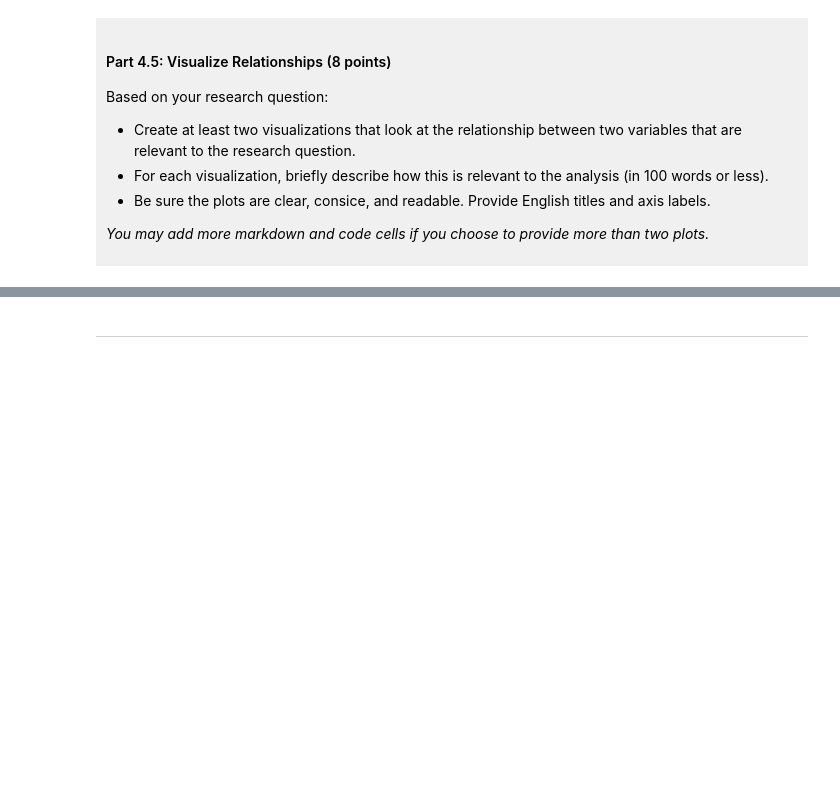
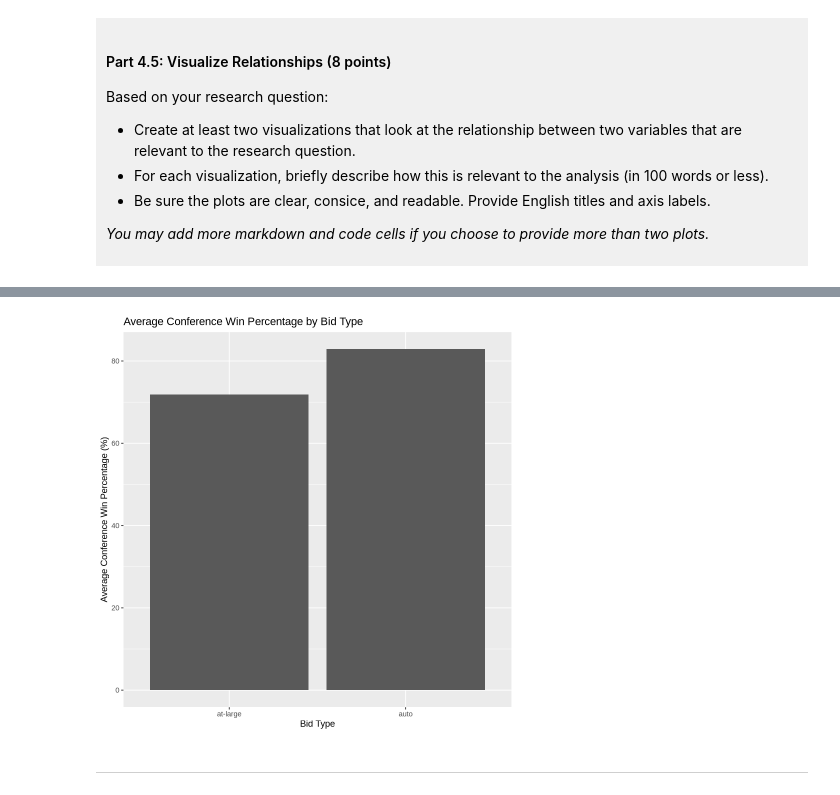
Before and after one commit to c1250645569-web/dsci-100-project-Xianye-Chen, a Jupyter notebook: dsci-100-project-notebook.ipynb, the cells around one changed output, grey strips where cells are left out. Cells and saved outputs as stored; diff of their text form; code cells hidden in the pictures; blank space fills up the shorter version.

```diff
--- a/dsci-100-project-notebook.ipynb
+++ b/dsci-100-project-notebook.ipynb
@@ -337,5 +392,15 @@ Visualization 2: %%% EDIT THIS MARKDOWN CELL%%%
 # %%
-### EDIT THIS CODE CELL FOR VISUALIZATION 2###
+conf_wins_by_bid <- march_tidy|>
+    group_by(bid)|>
+    summarize(mean_conf_wins = mean(conf_wins_pct))
+conf_bid_plot <- conf_wins_by_bid|>
+    ggplot(aes(x = bid, y = mean_conf_wins))+
+    geom_bar(stat = "identity")+
+    labs(title = "Average Conference Win Percentage by Bid Type",x = "Bid Type",y = "Average Conference Win Percentage (%)")
+
+conf_bid_plot
+# %% [output]
+[figure, added]
 # %% [markdown]
 ------
 # %% [markdown]
```
Also changed, not shown: parts of 9 cells of this notebook.
